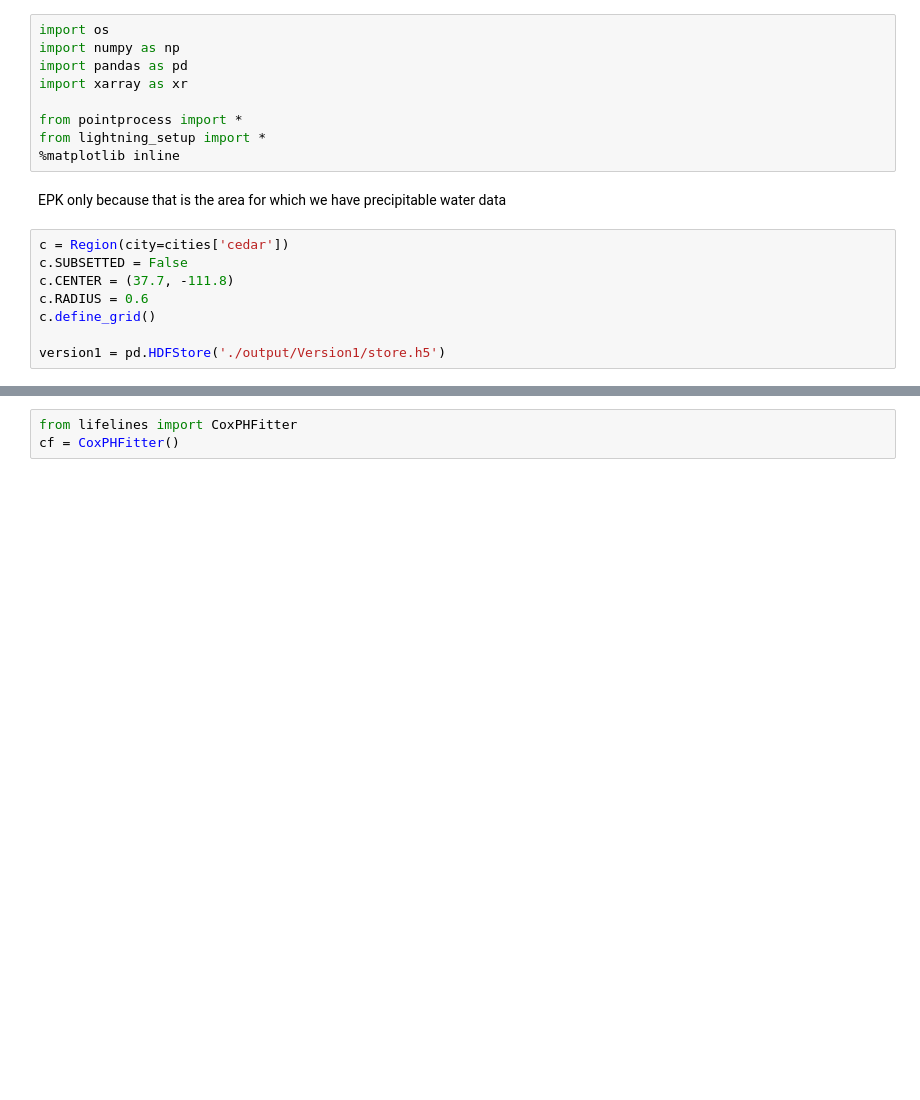
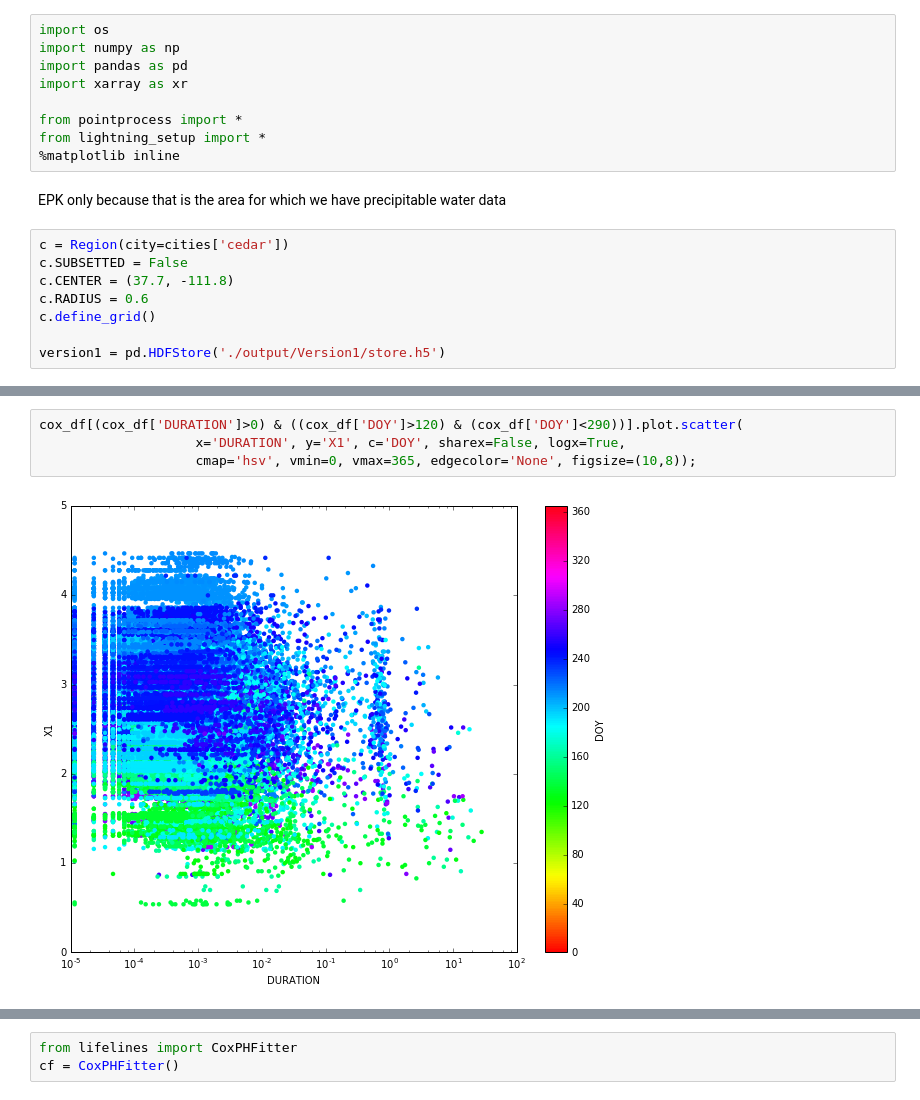
Before and after one commit to jsignell/lightning-tools, a Jupyter notebook: 10 Python-Cox Regression Model.ipynb, the cells around one changed output, grey strips where cells are left out. Cells and saved outputs as stored; diff of their text form; blank space fills up the shorter version.

```diff
--- a/10 Python-Cox Regression Model.ipynb
+++ b/10 Python-Cox Regression Model.ipynb
@@ -53,0 +83,6 @@ cox_df.dropna(how='any', inplace=True)
+# %%
+cox_df[(cox_df['DURATION']>0) & ((cox_df['DOY']>120) & (cox_df['DOY']<290))].plot.scatter(
+                    x='DURATION', y='X1', c='DOY', sharex=False, logx=True,
+                    cmap='hsv', vmin=0, vmax=365, edgecolor='None', figsize=(10,8));
+# %% [output]
+[figure, added]
```
Also changed, not shown: parts of 18 cells of this notebook, 14 other files.
